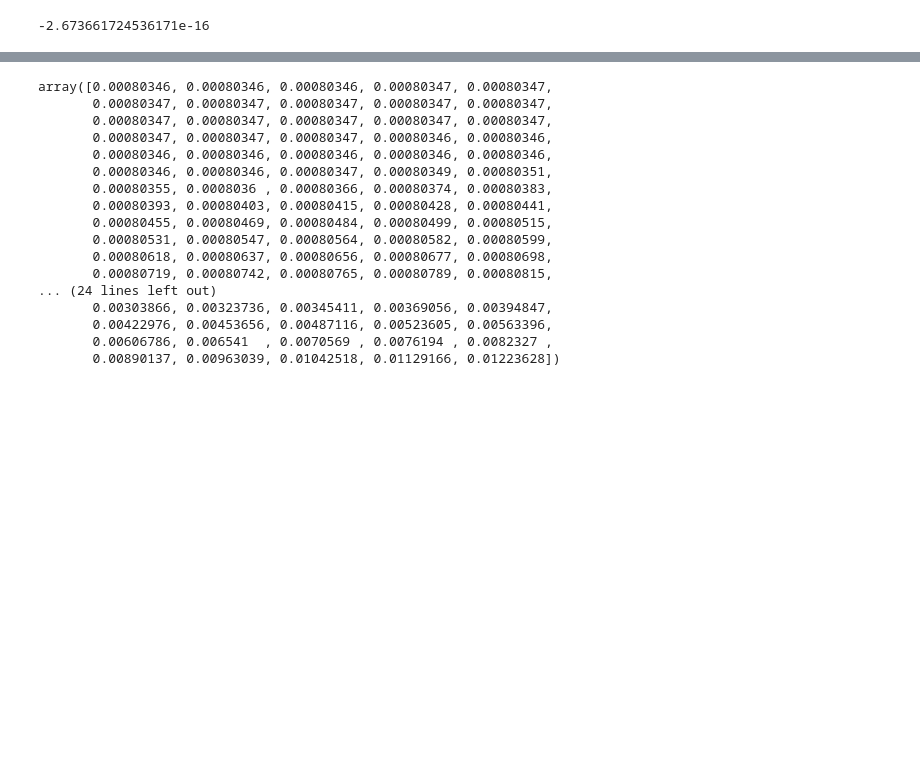
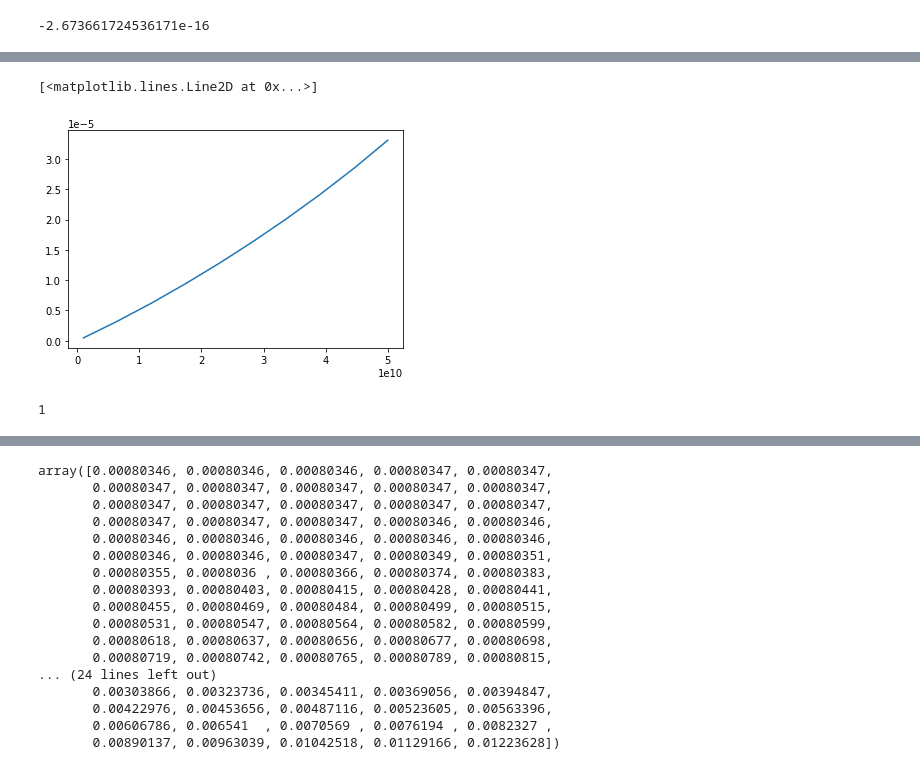
Before and after one commit to Nicholaswogan/PhotochemPy, a Jupyter notebook: codes.ipynb, the cells around one changed output, grey strips where cells are left out. Cells and saved outputs as stored; diff of their text form; code cells hidden in the pictures; blank space fills up the shorter version.

```diff
--- a/codes.ipynb
+++ b/codes.ipynb
@@ -182,0 +245,31 @@ print(end-start)
+# %%
+import numpy as np
+from matplotlib import pyplot as plt
+from PhotochemPy import PhotochemPy
+import time
+
+pt = PhotochemPy('input/species.dat', \
+                 'input/reactions.rx', \
+                 'input/planet.dat', \
+                 'input/input_photchem.dat', \
+                 'input/atmosphere.txt', \
+                 'input/Sun_2.7Ga.txt')
+# %%
+flux = np.linspace(1e9,5e10,10)
+mix = []
+i = 0
+for flx in flux:
+    pt.set_flux('CH4',flx)
+
+    start = time.time()
+    pt.integrate()
+    end = time.time()
+    print('Time to find equilibrium =',end-start,'seconds')
+    print(i)
+
+
+    mix.append(pt.out_dict()['CH4'][0])
+
+    pt.out2in()
+    time.sleep(.1)
+    i+=1
@@ -183,3 +294,12 @@ print(end-start)
+# %%
+plt.plot(flux,mix)
+# %% [output]
+[<matplotlib.lines.Line2D at 0x...>]
+[figure, added]
+# %%
+["foo", "bar", "baz"].index("bar")
+# %% [output]
+1
 # %%
 from matplotlib import pyplot as plt
 
```
Also changed, not shown: parts of 15 cells of this notebook, 43 other files.
